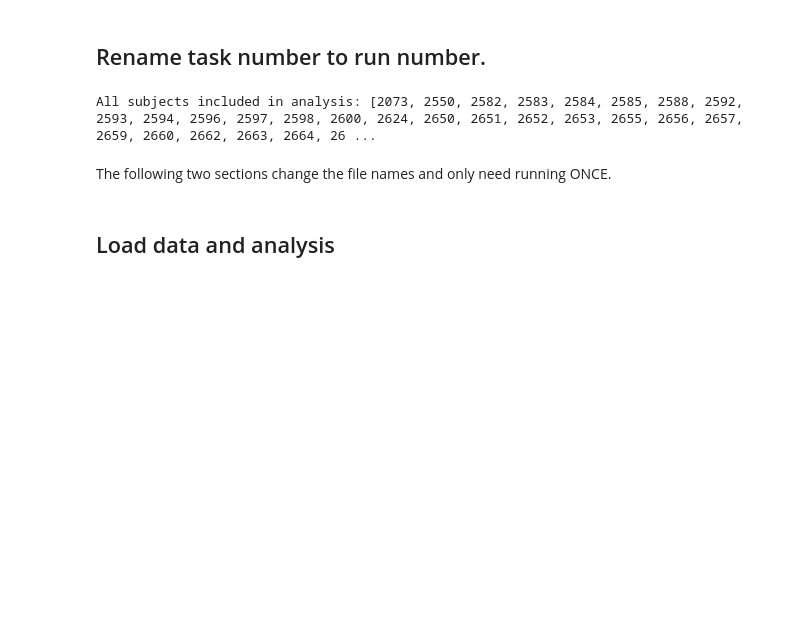
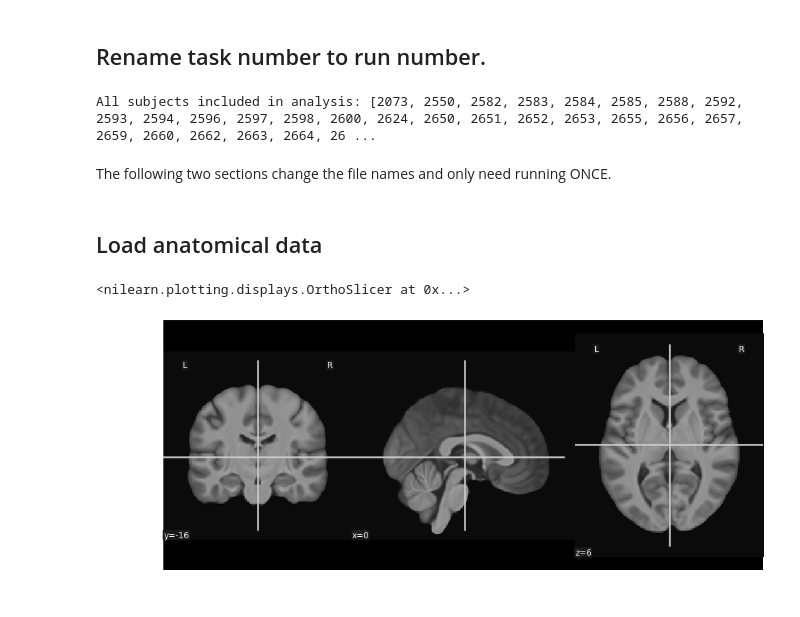
Before and after one commit to ruonanjia/mdm_imaging_analysis, a Jupyter notebook: mdm_imaging_glm.ipynb, the cells around one changed output. Saved outputs shown, nothing was run; the diff lists cells and outputs as text; code cells hidden in the pictures; blank space fills up the shorter version.

Commit message:
Plot anatomical

```diff
--- a/mdm_imaging_glm.ipynb
+++ b/mdm_imaging_glm.ipynb
@@ -163,7 +163,7 @@ The following two sections change the file names and only need running ONCE.
 
 # addRunNum_2582(os.path.join(data_root, 'sub-2582'))
 # %% [markdown]
-## Load data and analysis
+## Load anatomical data
 # %%
 data_root = '/home/rj299/project/mdm_analysis/data_rename'
 out_root = '/home/rj299/project/mdm_analysis/output'
@@ -169,0 +195,6 @@ out_root = '/home/rj299/project/mdm_analysis/output'
+# %%
+fig = plt.figure(figsize = (12,5))
+plotting.plot_anat(anat_mean, black_bg = True, figure = fig)
+# %% [output]
+<nilearn.plotting.displays.OrthoSlicer at 0x...>
+[figure, added]
```
Also changed, not shown: parts of 12 cells of this notebook.
